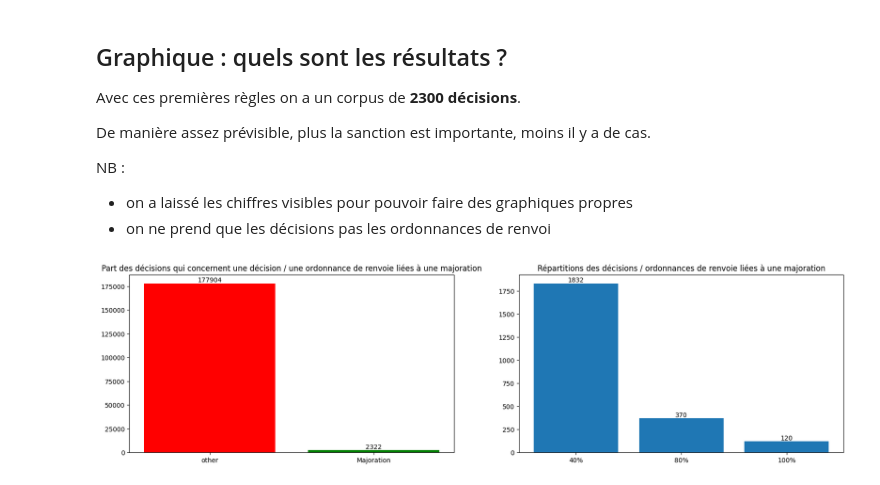
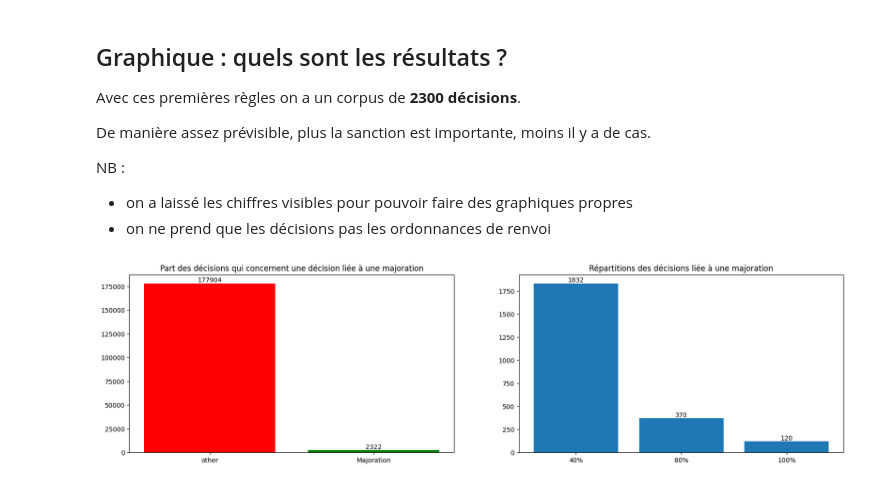
Before and after one commit to basile-desjuzeur/legal_analysis, a Jupyter notebook: notebooks/2. Filter data.ipynb, the cells around one changed output. Saved outputs shown, nothing was run; the diff lists cells and outputs as text; code cells hidden in the pictures.

```diff
--- a/notebooks/2. Filter data.ipynb
+++ b/notebooks/2. Filter data.ipynb
@@ -116,34 +121,34 @@ nb_2 = df[df.majoration != "other"].shape[0]
 
 axs[0].bar(["other", "Majoration"], [nb_1, nb_2], color=["red", "green"])
 axs[0].set_title(
-    "Part des décisions qui concernent une décision / une ordonnance de renvoie liées à une majoration"
+    "Part des décisions qui concernent une décision liée à une majoration"
 )
 
 # plot 2 : 40% vs 80% vs 100%
 nb_40 = df[df.majoration == "40%"].shape[0]
 nb_80 = df[df.majoration == "80%"].shape[0]
 nb_100 = df[df.majoration == "100%"].shape[0]
 
 axs[1].bar(["40%", "80%", "100%"], [nb_40, nb_80, nb_100])
 axs[1].set_title(
-    "Répartitions des décisions / ordonnances de renvoie liées à une majoration"
+    "Répartitions des décisions liée à une majoration"
 )
 
 # set the numbers on top of the bars
 for i in range(2):
     for bar in axs[i].patches:
         yval = bar.get_height()
         axs[i].text(
             bar.get_x() + bar.get_width() / 2,
             yval,
             round(yval),
             ha="center",
             va="bottom",
         )
 
 plt.show()
 
 # save image
 plot.savefig("../output/répartitions_des_majorations.png")
 # %% [output]
-[figure, old version]
+[figure, new version]
```
Also changed, not shown: parts of 2 cells of this notebook, 1 other file.
